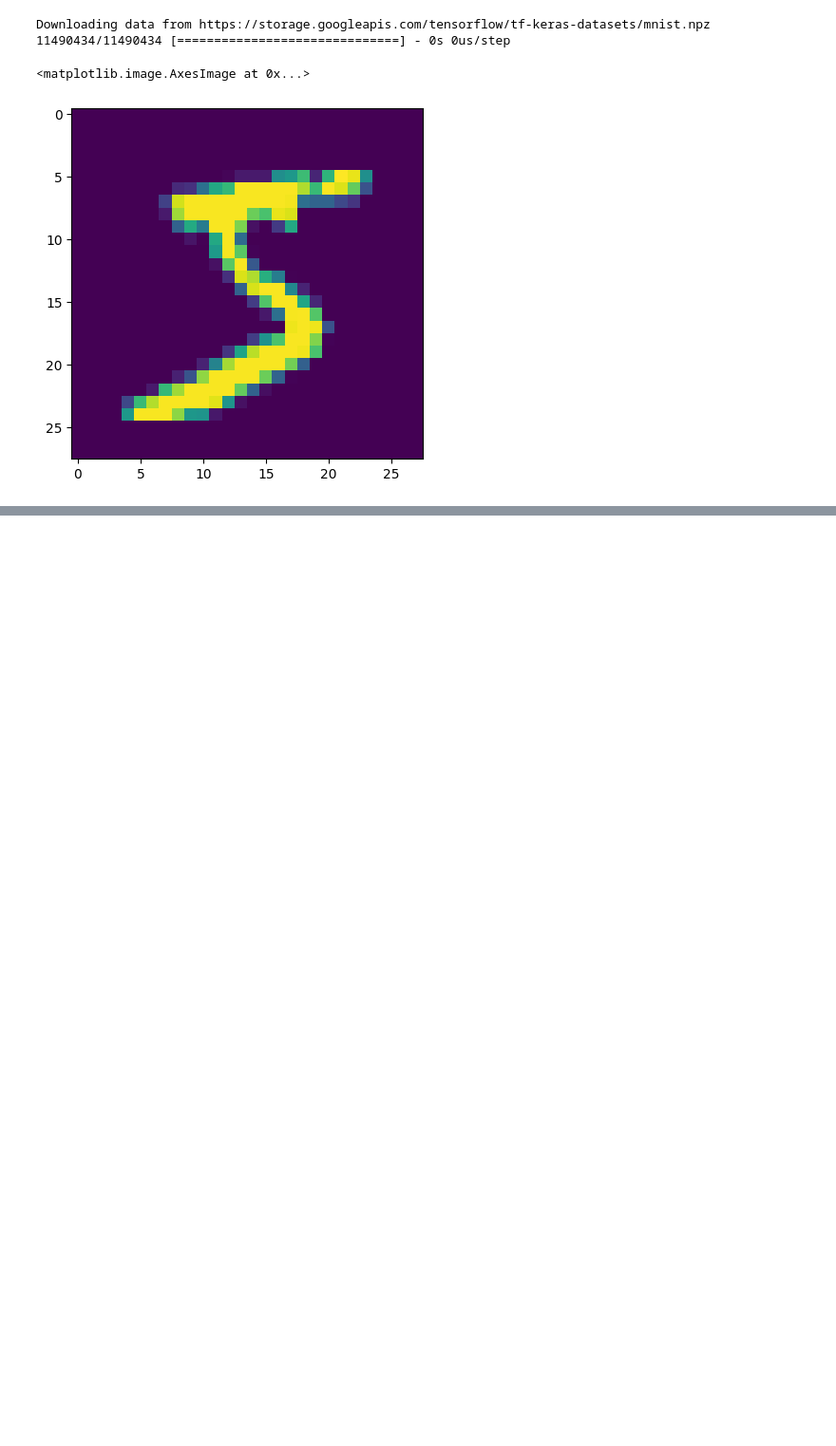
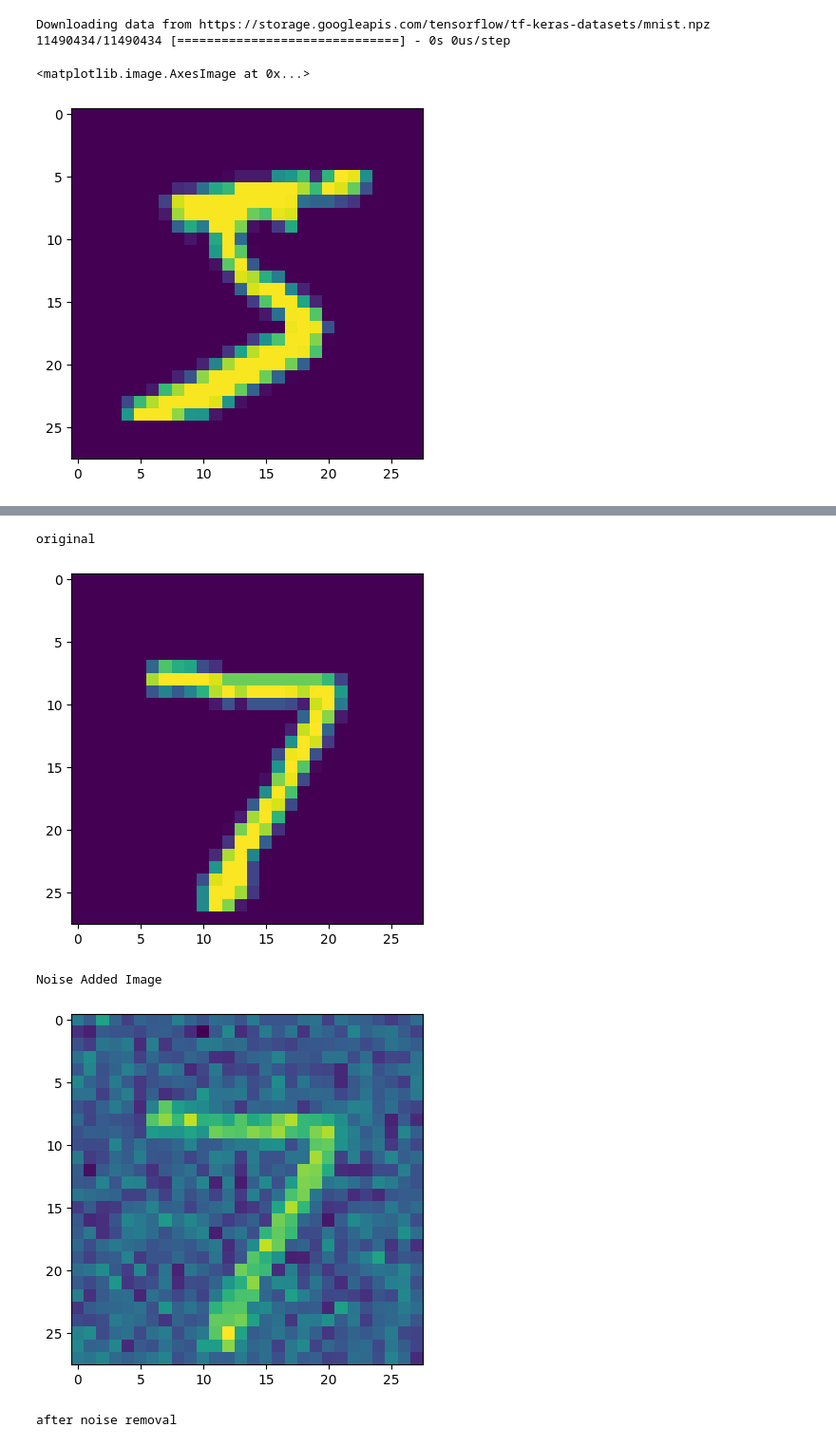
Before and after one commit to Daksh-Dhaker/Image-Classification-and-NLP, a Jupyter notebook: Noise_Removal.ipynb, the cells around one changed output, grey strips where cells are left out. Shown at 95% size. Cells and saved outputs as stored; diff of their text form; code cells hidden in the pictures; blank space fills up the shorter version.

```diff
--- a/Noise_Removal.ipynb
+++ b/Noise_Removal.ipynb
@@ -79,0 +125,4 @@ predicted image
+# %%
+noise_remover.compile(optimizer ='adam',loss ='binary_crossentropy',metrics =['accuracy'])
+# %%
+noise_remover.fit(X_train,X_train,epochs = 8)
@@ -79,0 +147,20 @@ predicted image
+# %%
+ten_noisey_images = sample(X_test[:10],training = True)
+# %%
+denoised_images = noise_remover(ten_noisey_images)
+# %%
+print("original")
+plt.imshow(X_test[n])
+plt.show()
+print("Noise Added Image")
+plt.imshow(ten_noisey_images[n])
+plt.show()
+print("after noise removal")
+plt.imshow(denoised_images[n])
+plt.show()
+# %% [output]
+original
+[figure, added]
+Noise Added Image
+[figure, added]
+after noise removal
```
Also changed, not shown: parts of 12 cells of this notebook.
